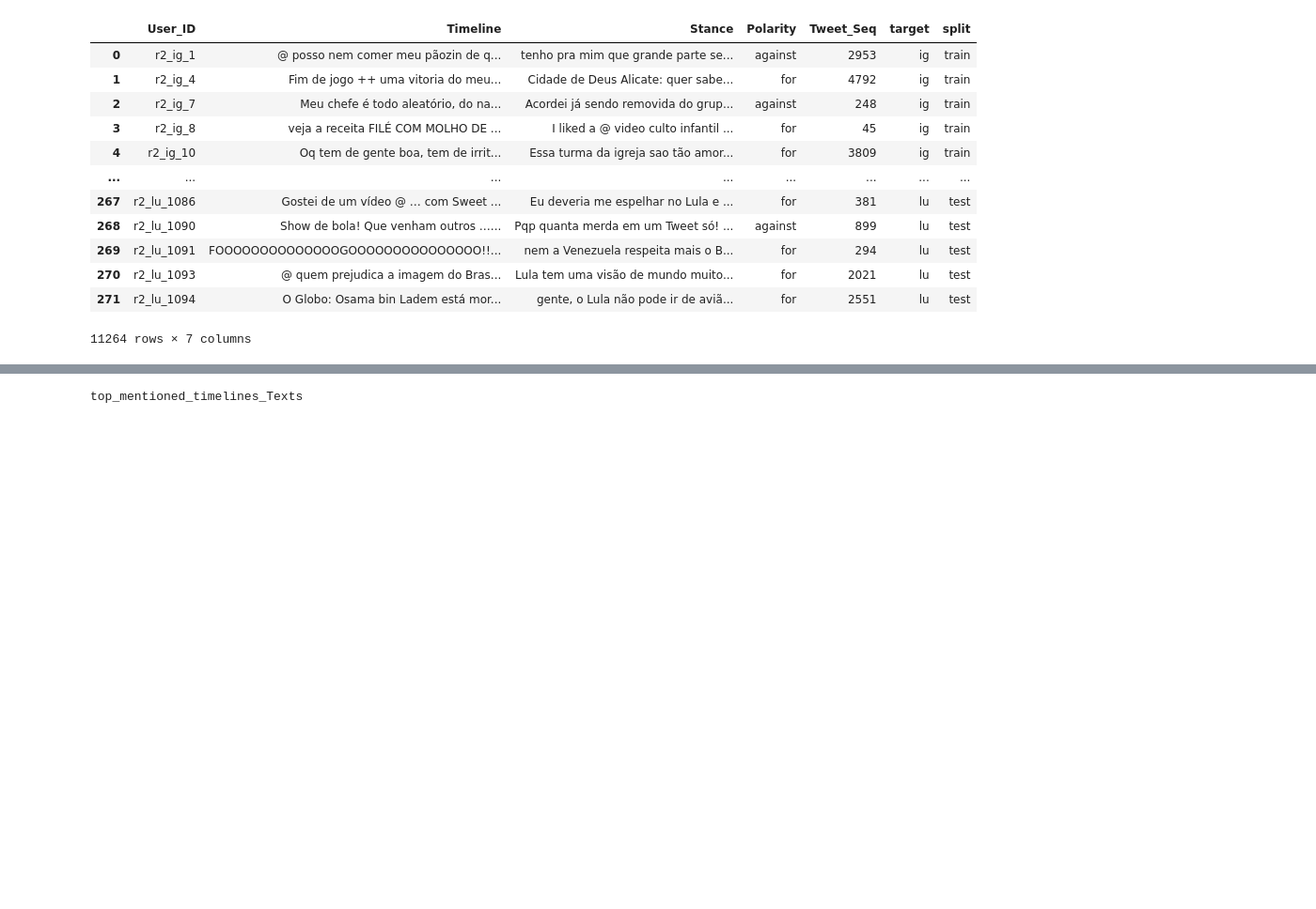
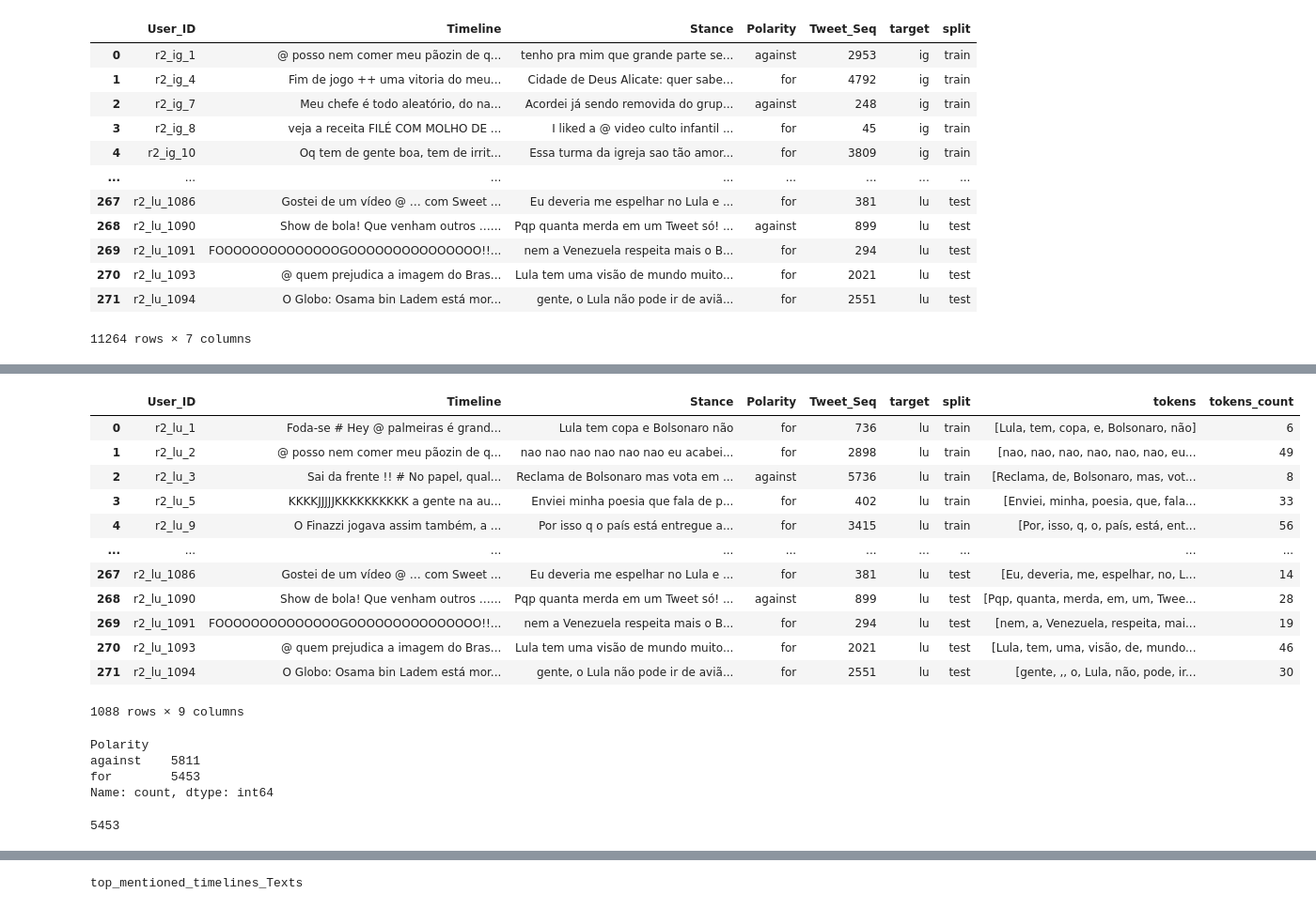
Before and after one commit to semcovici/stance-prediction-UstanceBR, a Jupyter notebook: notebooks/0.2-comparison_top_mentioned_timelines.ipynb, the cells around one changed output, grey strips where cells are left out. Shown at 94% size. Cells and saved outputs as stored; diff of their text form; code cells hidden in the pictures; blank space fills up the shorter version.

```diff
--- a/notebooks/0.2-comparison_top_mentioned_timelines.ipynb
+++ b/notebooks/0.2-comparison_top_mentioned_timelines.ipynb
@@ -304,0 +378,27 @@ for name, config in dict_config.items():
+# %%
+df_target
+# %% [output]
+|  | User_ID | Timeline | Stance | Polarity | Tweet_Seq | target | split | tokens | tokens_count |
+| 0 | r2_lu_1 | Foda-se # Hey @ palmeiras é grand... | Lula tem copa e Bolsonaro não | for | 736 | lu | train | [Lula, tem, copa, e, Bolsonaro, não] | 6 |
+| 1 | r2_lu_2 | @ posso nem comer meu pãozin de q... | nao nao nao nao nao nao eu acabei... | for | 2898 | lu | train | [nao, nao, nao, nao, nao, nao, eu... | 49 |
+| 2 | r2_lu_3 | Sai da frente !! # No papel, qual... | Reclama de Bolsonaro mas vota em ... | against | 5736 | lu | train | [Reclama, de, Bolsonaro, mas, vot... | 8 |
+| 3 | r2_lu_5 | KKKKJJJJJKKKKKKKKKK a gente na au... | Enviei minha poesia que fala de p... | for | 402 | lu | train | [Enviei, minha, poesia, que, fala... | 33 |
+| 4 | r2_lu_9 | O Finazzi jogava assim também, a ... | Por isso q o país está entregue a... | for | 3415 | lu | train | [Por, isso, q, o, país, está, ent... | 56 |
+| ... | ... | ... | ... | ... | ... | ... | ... | ... | ... |
+| 267 | r2_lu_1086 | Gostei de um vídeo @ … com Sweet ... | Eu deveria me espelhar no Lula e ... | for | 381 | lu | test | [Eu, deveria, me, espelhar, no, L... | 14 |
+| 268 | r2_lu_1090 | Show de bola! Que venham outros …... | Pqp quanta merda em um Tweet só! ... | against | 899 | lu | test | [Pqp, quanta, merda, em, um, Twee... | 28 |
+| 269 | r2_lu_1091 | FOOOOOOOOOOOOOOGOOOOOOOOOOOOOOO!!... | nem a Venezuela respeita mais o B... | for | 294 | lu | test | [nem, a, Venezuela, respeita, mai... | 19 |
+| 270 | r2_lu_1093 | @ quem prejudica a imagem do Bras... | Lula tem uma visão de mundo muito... | for | 2021 | lu | test | [Lula, tem, uma, visão, de, mundo... | 46 |
+| 271 | r2_lu_1094 | O Globo: Osama bin Ladem está mor... | gente, o Lula não pode ir de aviã... | for | 2551 | lu | test | [gente, ,, o, Lula, não, pode, ir... | 30 |
+1088 rows × 9 columns
+# %%
+counts_target
+# %% [output]
+Polarity
+against    5811
+for        5453
+Name: count, dtype: int64
+# %%
+n_for
+# %% [output]
+5453
```
Also changed, not shown: parts of 8 cells of this notebook, 6 other files.
